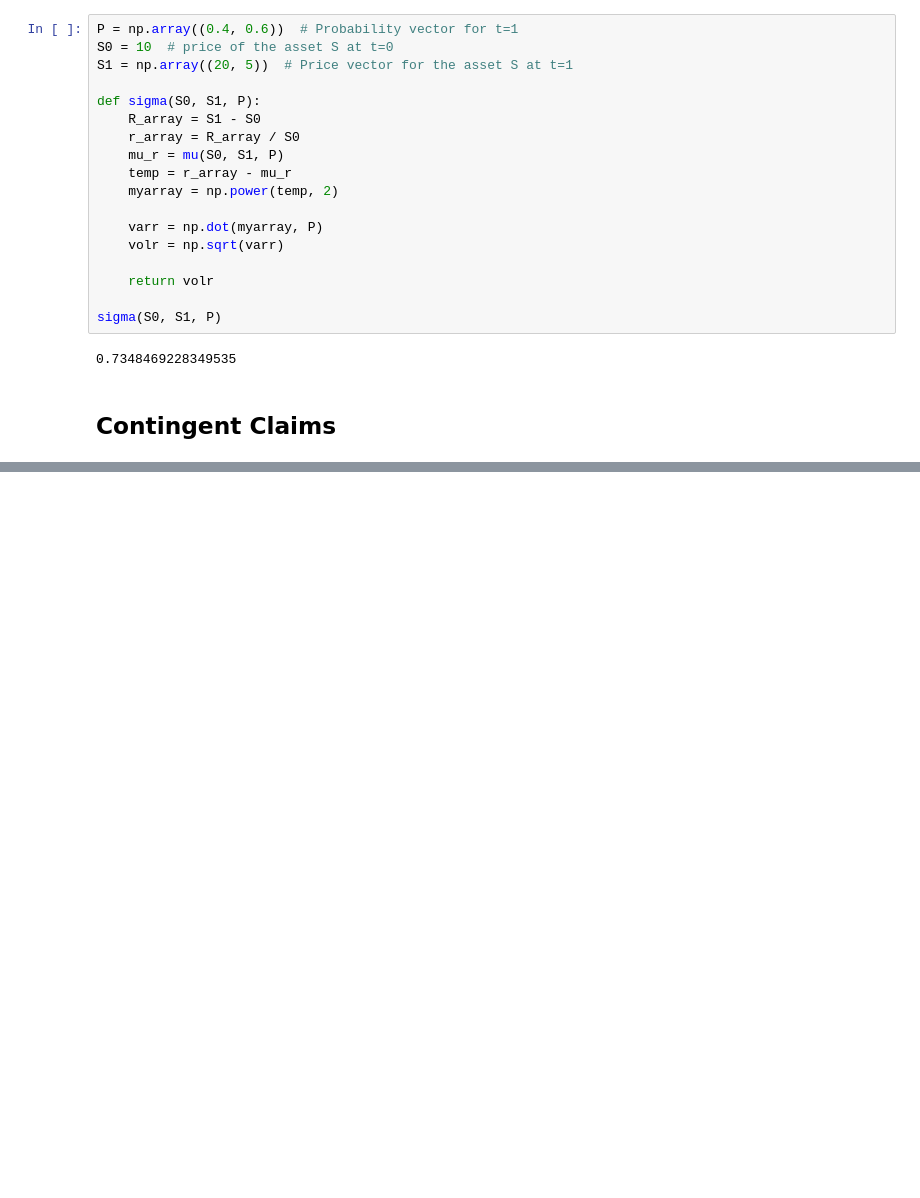
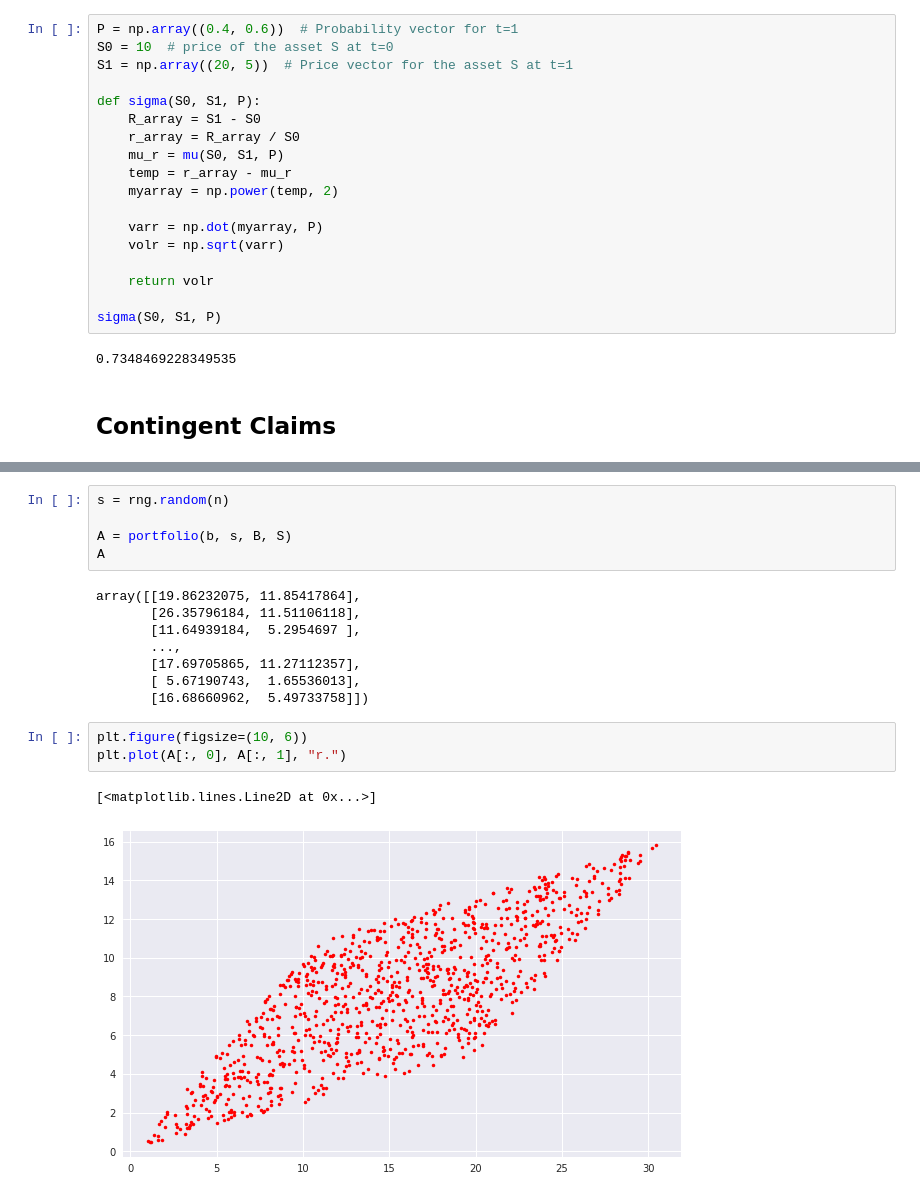
Before and after one commit to adevrent/TPQ_CPF, a Jupyter notebook: Financial Theory with Python/chapter2.ipynb, the cells around one changed output, grey strips where cells are left out. Saved outputs shown, nothing was run; the diff lists cells and outputs as text; blank space fills up the shorter version.

```diff
--- a/Financial Theory with Python/chapter2.ipynb
+++ b/Financial Theory with Python/chapter2.ipynb
@@ -234,0 +400,19 @@ S1 = np.arange(20)
+# %%
+s = rng.random(n)
+
+A = portfolio(b, s, B, S)
+A
+# %% [output]
+array([[19.86232075, 11.85417864],
+       [26.35796184, 11.51106118],
+       [11.64939184,  5.2954697 ],
+       ...,
+       [17.69705865, 11.27112357],
+       [ 5.67190743,  1.65536013],
+       [16.68660962,  5.49733758]])
+# %%
+plt.figure(figsize=(10, 6))
+plt.plot(A[:, 0], A[:, 1], "r.")
+# %% [output]
+[<matplotlib.lines.Line2D at 0x...>]
+[figure, added]
```
Also changed, not shown: parts of 26 cells of this notebook.
